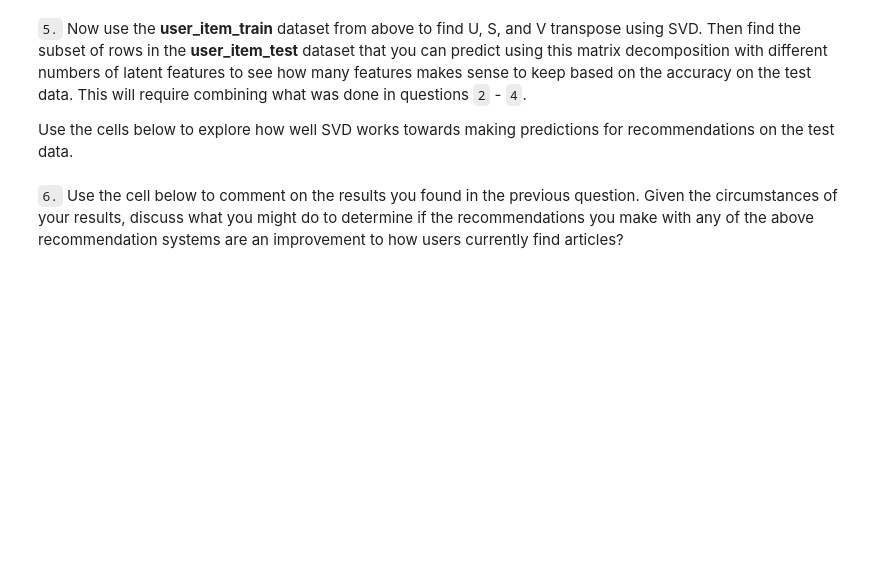
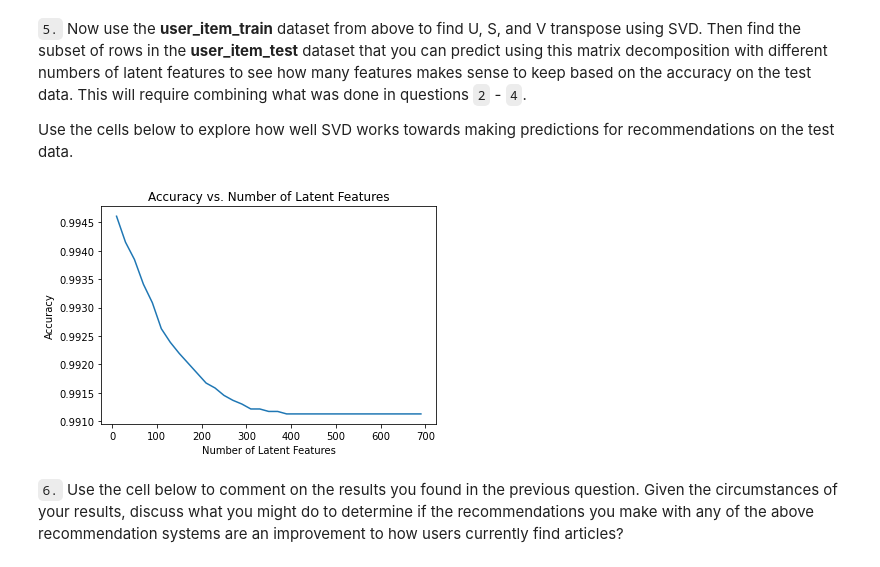
Before and after one commit to RaoBrandon/Recommendations-With-IBM, a Jupyter notebook: Recommendations_with_IBM.ipynb, the cells around one changed output. Saved outputs shown, nothing was run; the diff lists cells and outputs as text; code cells hidden in the pictures; blank space fills up the shorter version.

```diff
--- a/Recommendations_with_IBM.ipynb
+++ b/Recommendations_with_IBM.ipynb
@@ -656,7 +721,7 @@ user_item_matrix.head()
 # %%
 # Perform SVD on the User-Item Matrix Here
 
-u, s, vt = # use the built in to get the three matrices
+u, s, vt = np.linalg.svd(user_item_matrix) # use the built in to get the three matrices
 # %% [markdown]
 **Provide your response here.**
 # %% [markdown]
@@ -746,3 +840,48 @@ u_train, s_train, vt_train = # fit svd similar to above then use the cells below
+# %%
+# Perform Singular Value Decomposition (SVD) on the training matrix
+u_train, s_train, vt_train = np.linalg.svd(user_item_train, full_matrices=False)
+
+# Identify common users and articles between training and test datasets
+test_user = np.intersect1d(test_idx, user_item_train.index)
+test_articles = np.intersect1d(test_arts, user_item_train.columns)
+
+# Map indices of common users and articles to the training data
+test_user_idx = np.where(np.in1d(user_item_train.index, test_user))[0]
+test_art_idx = np.where(np.in1d(user_item_train.columns, test_articles))[0]
+
+# Filter the test data to include only common users
+test_indexes = np.where(np.in1d(test_idx, test_user))[0]
+user_item_test = user_item_test.iloc[test_indexes, :]
+# %%
+# Define the range of latent features to evaluate
+num_latent_feats = np.arange(10, 710, 20)
+sum_errs = []
+
+# Iterate over different numbers of latent features
+for k in num_latent_feats:
+    # restructure with k latent features
+    s_new, u_new, vt_new = np.diag(s_train[:k]), u_train[:, :k], vt_train[:k, :]
+    u_test, vt_test = u_new[test_user_idx, :], vt_new[:, test_art_idx]
+
+    # take dot product
+    user_item_test_est = np.around(np.dot(np.dot(u_test, s_new), vt_test))
+
+    # compute error for each prediction to actual value
+    diffs = np.subtract(user_item_test, user_item_test_est)
+
+    # total errors and keep track of them
+    err = np.sum(np.sum(np.abs(diffs)))
+    sum_errs.append(err)
+
+
+# Plot the accuracy as a function of latent features
+plt.plot(num_latent_feats, 1 - np.array(sum_errs) / df.shape[0])
+plt.xlabel('Number of Latent Features')
+plt.ylabel('Accuracy')
+plt.title('Accuracy vs. Number of Latent Features')
+plt.show()
+# %% [output]
+[figure, added]
 # %% [markdown]
 `6.` Use the cell below to comment on the results you found in the previous question. Given the circumstances of your results, discuss what you might do to determine if the recommendations you make with any of the above recommendation systems are an improvement to how users currently find articles?
 # %% [markdown]
```
Also changed, not shown: parts of 22 cells of this notebook, 1 other file.
